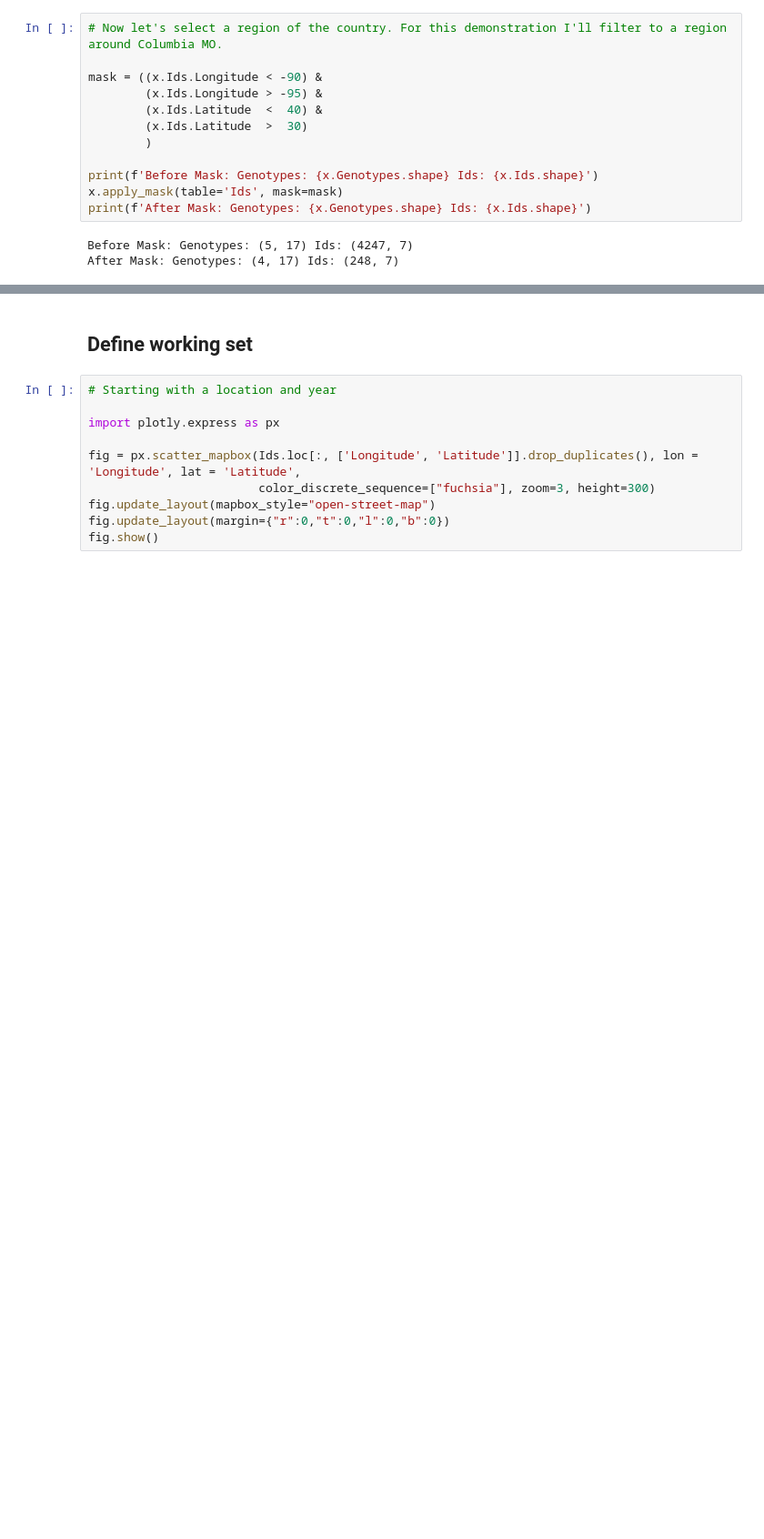
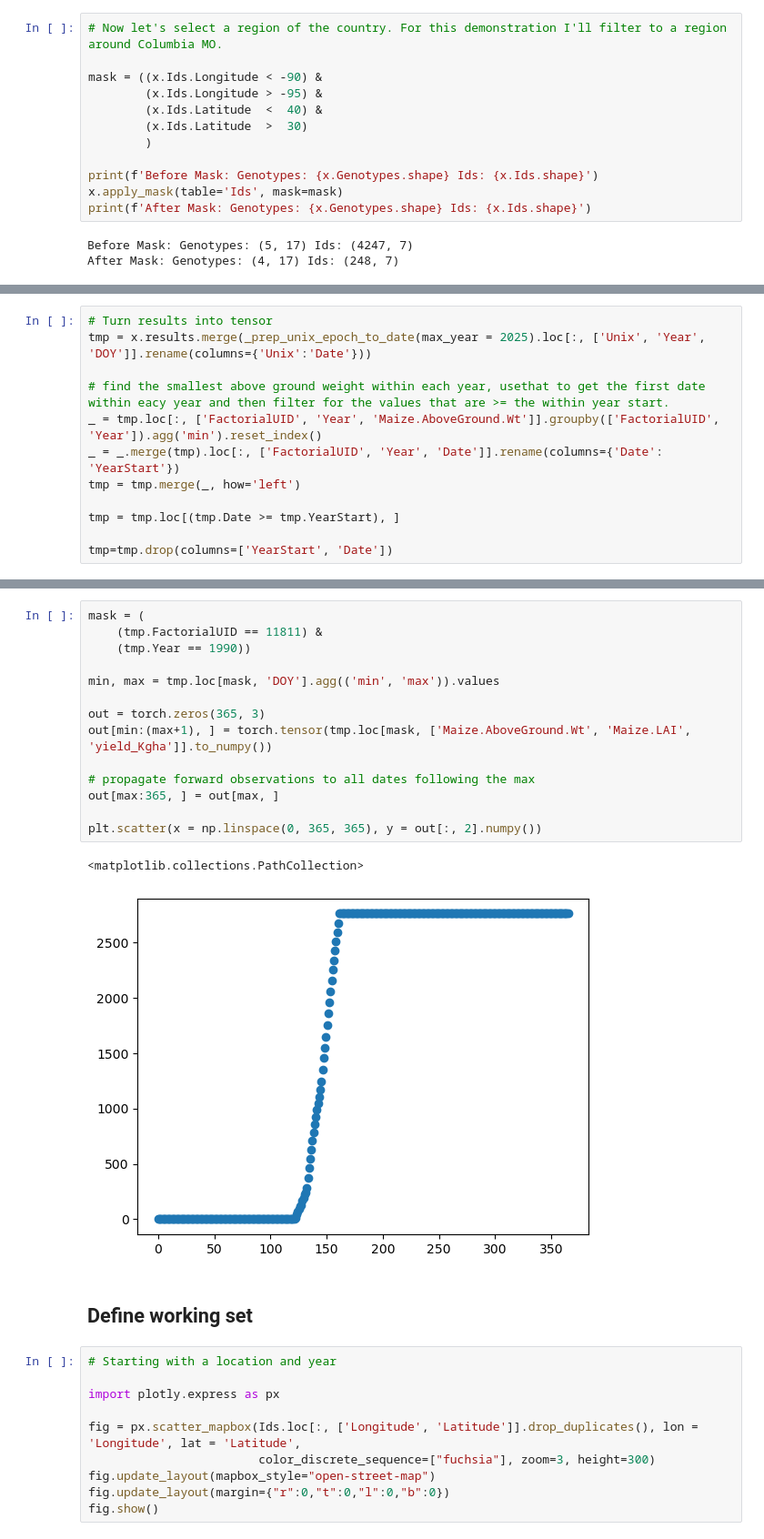
Before and after one commit to DanielKick-USDA/apsimxml, a Jupyter notebook: nbs/02_parquet_dataloader.ipynb, the cells around one changed output, grey strips where cells are left out. Shown at 91% size. Saved outputs shown, nothing was run; the diff lists cells and outputs as text; blank space fills up the shorter version.

```diff
--- a/nbs/02_parquet_dataloader.ipynb
+++ b/nbs/02_parquet_dataloader.ipynb
@@ -217,0 +310,12 @@ x.results.shape
+# %%
+# Turn results into tensor
+tmp = x.results.merge(_prep_unix_epoch_to_date(max_year = 2025).loc[:, ['Unix', 'Year', 'DOY']].rename(columns={'Unix':'Date'}))
+
+# find the smallest above ground weight within each year, usethat to get the first date within eacy year and then filter for the values that are >= the within year start.
+_ = tmp.loc[:, ['FactorialUID', 'Year', 'Maize.AboveGround.Wt']].groupby(['FactorialUID', 'Year']).agg('min').reset_index()
+_ = _.merge(tmp).loc[:, ['FactorialUID', 'Year', 'Date']].rename(columns={'Date': 'YearStart'})
+tmp = tmp.merge(_, how='left')
+
+tmp = tmp.loc[(tmp.Date >= tmp.YearStart), ]
+
+tmp=tmp.drop(columns=['YearStart', 'Date'])
@@ -218,3 +371,20 @@ x.results.shape
+# %%
+mask = (
+    (tmp.FactorialUID == 11811) &
+    (tmp.Year == 1990))
+
+min, max = tmp.loc[mask, 'DOY'].agg(('min', 'max')).values
+
+out = torch.zeros(365, 3)
+out[min:(max+1), ] = torch.tensor(tmp.loc[mask, ['Maize.AboveGround.Wt', 'Maize.LAI', 'yield_Kgha']].to_numpy())
+
+# propagate forward observations to all dates following the max
+out[max:365, ] = out[max, ]
+
+plt.scatter(x = np.linspace(0, 365, 365), y = out[:, 2].numpy())
+# %% [output]
+<matplotlib.collections.PathCollection>
+[figure, added]
 # %% [markdown]
 ## Define working set
 # %%
```
Also changed, not shown: parts of 12 cells of this notebook.
